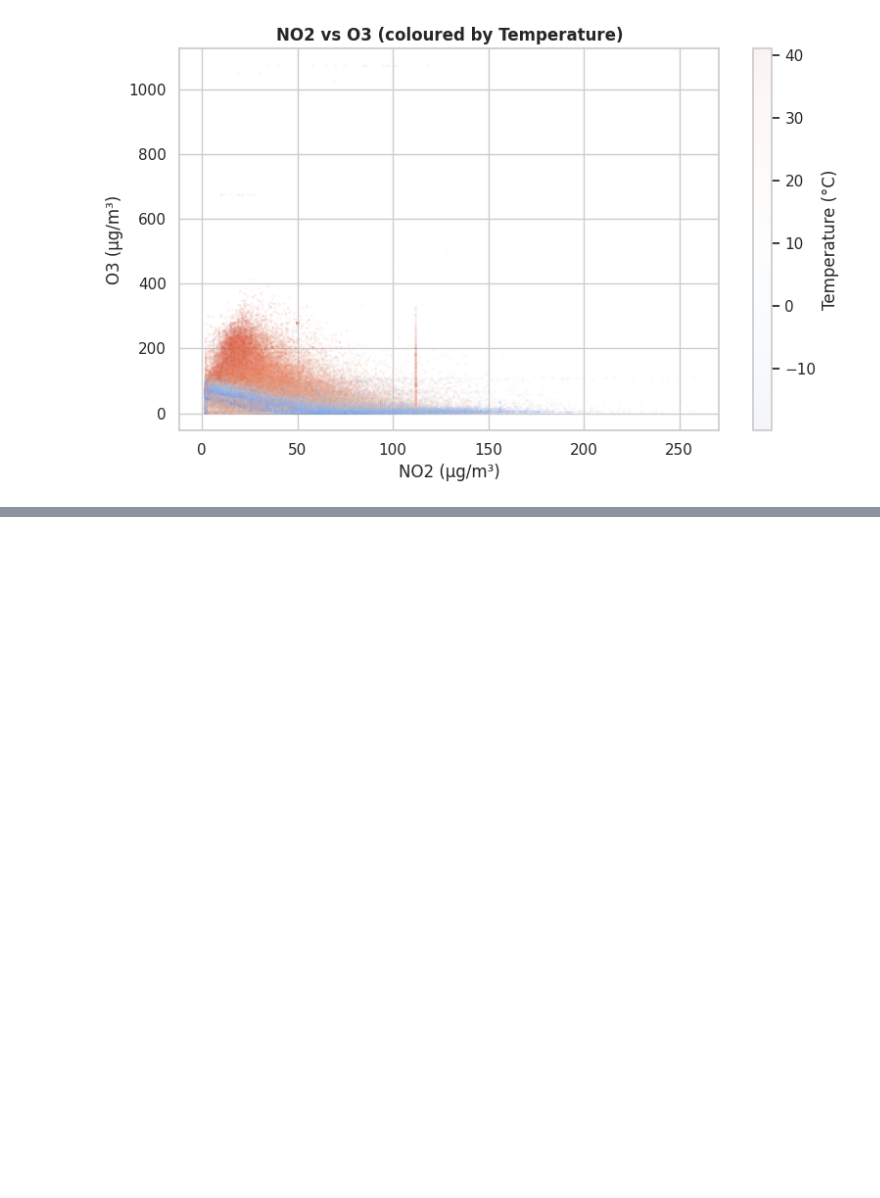
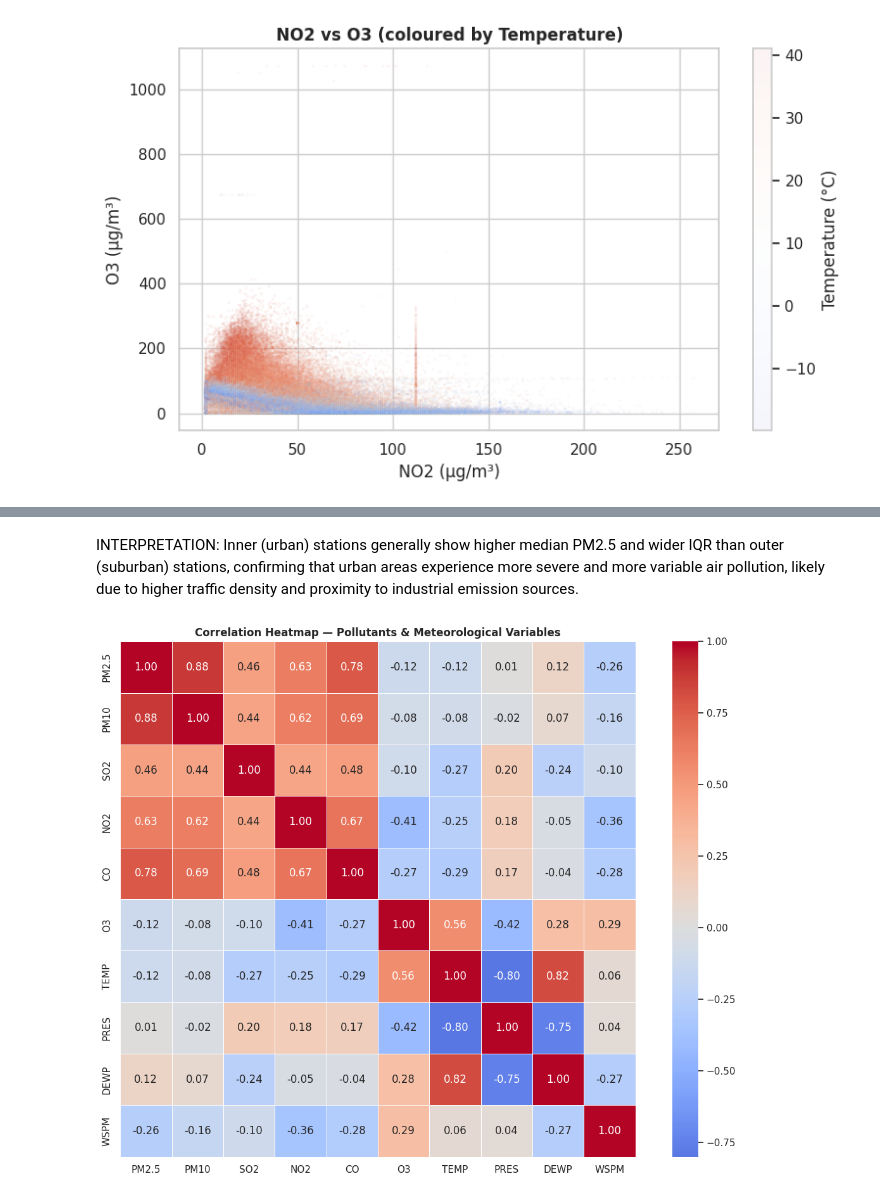
Before and after one commit to AJasa1983/Assessment_Repo, a Jupyter notebook: programmng_for_Data_Analysis_st20350980.ipynb, the cells around one changed output, grey strips where cells are left out. Cells and saved outputs as stored; diff of their text form; code cells hidden in the pictures; blank space fills up the shorter version.

```diff
--- a/programmng_for_Data_Analysis_st20350980.ipynb
+++ b/programmng_for_Data_Analysis_st20350980.ipynb
@@ -678,0 +700,32 @@ plt.show()
+# %% [markdown]
+INTERPRETATION:
+Inner (urban) stations generally show higher median PM2.5 and wider IQR
+than outer (suburban) stations, confirming that urban areas experience
+more severe and more variable air pollution, likely due to higher traffic
+density and proximity to industrial emission sources.
+# %%
+# MULTIVARIATE — CORRELATION HEATMAP ─────────────────────────────
+# A correlation heatmap shows the pairwise Pearson correlation coefficient
+# between all numeric variables. Values range from -1 (perfect negative)
+# to +1 (perfect positive). Helps identify which variables are related
+# and which to include as features in the machine learning model.
+
+corr_cols = ['PM2.5', 'PM10', 'SO2', 'NO2', 'CO', 'O3',
+             'TEMP', 'PRES', 'DEWP', 'WSPM']
+corr_matrix = df[corr_cols].corr()
+
+fig, ax = plt.subplots(figsize=(12, 9))
+sns.heatmap(
+    corr_matrix,
+    annot=True, fmt='.2f',
+    cmap='coolwarm', center=0,
+    linewidths=0.5, square=True,
+    ax=ax
+)
+ax.set_title('Correlation Heatmap — Pollutants & Meteorological Variables',
+             fontweight='bold', fontsize=12)
+plt.tight_layout()
+plt.savefig('plot_06_correlation_heatmap.png', bbox_inches='tight')
+plt.show()
+# %% [output]
+[figure, added]
```
Also changed, not shown: parts of 6 cells of this notebook.
